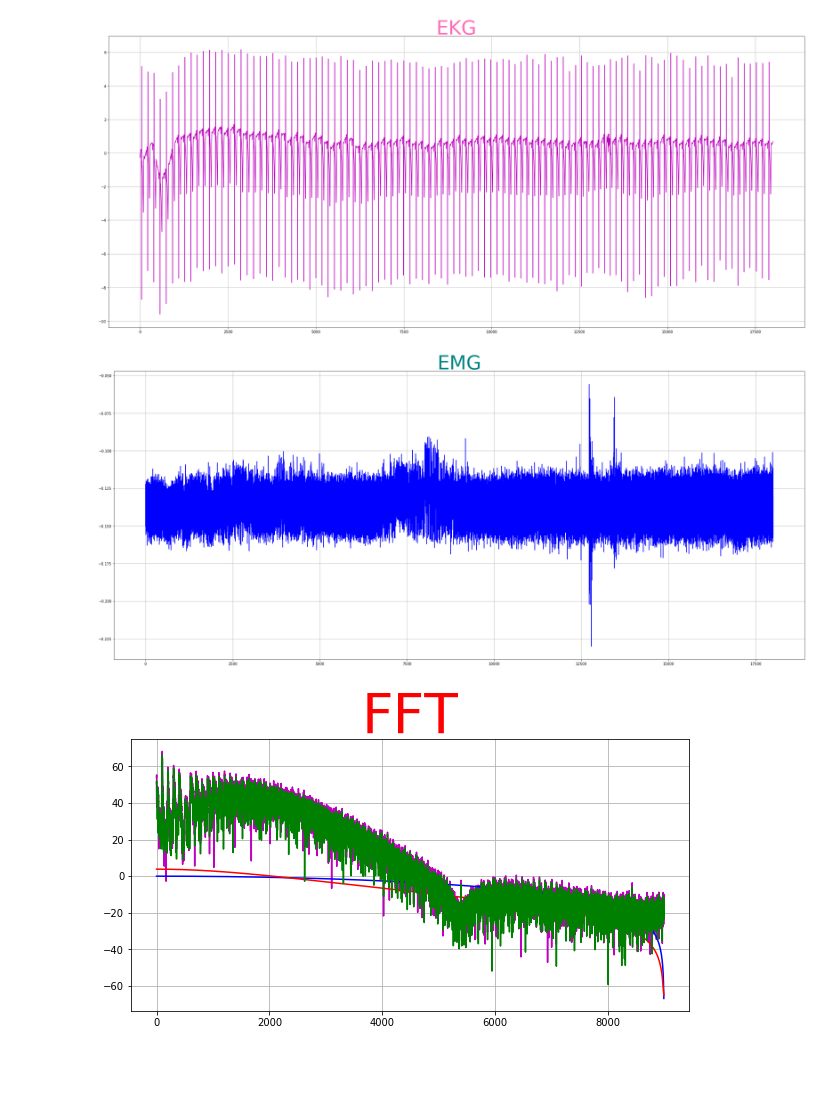
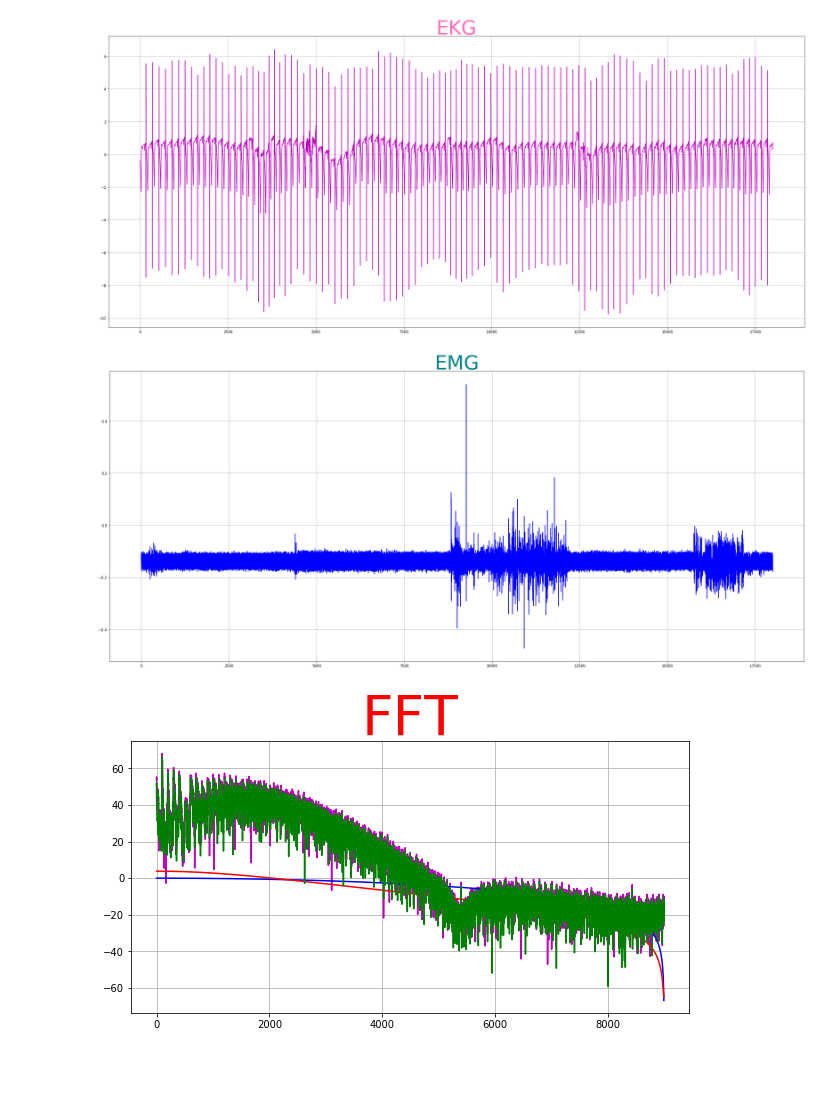
Before and after one commit to Qweryedu/MCIB-19-P-Edu, a Jupyter notebook: src/prac2.ipynb, the cells around one changed output. Cells and saved outputs as stored; diff of their text form; code cells hidden in the pictures.

```diff
--- a/src/prac2.ipynb
+++ b/src/prac2.ipynb
@@ -7,34 +7,34 @@ from scipy import signal
 # %%
 def abre(path, file_name):
     data = np.loadtxt(path+file_name, delimiter='\t', dtype='str')
     data = data[:-1,:-1].T.astype('float') #Elimina la última fila y columna que no contienen nada
 
     return data
 
 path = '/home/moni/Descargas/MCIB-19-P-Edu/data/P1/' #Cambiar dependiendo de la compu
-file = 'Apnea1.txt'
+file = 'Apnea5.txt'
 
 
 signals = abre(path,file)
 
 PL = signals[0]
 EKG = signals[1]
 OX = signals[2]
 EMG = signals[3]
 
 
 plt.figure('EKG',figsize=(35,15))
 plt.plot(EKG, 'm')
 plt.grid()
 plt.title('EKG', size=(55)).set_color(color='hotpink')
 plt.figure('EMG', figsize=(35,15))
 plt.title('EMG', size=(55)).set_color(color='teal')
 plt.plot(EMG, 'b')
 plt.grid()
 plt.show()
 # %% [output]
-[figure, old version]
+[figure, new version]
-[figure, old version]
+[figure, new version]
 # %%
 # Primer punto de primer Actividad
 def compfft(signal):
```
Also changed, not shown: parts of 6 cells of this notebook.
